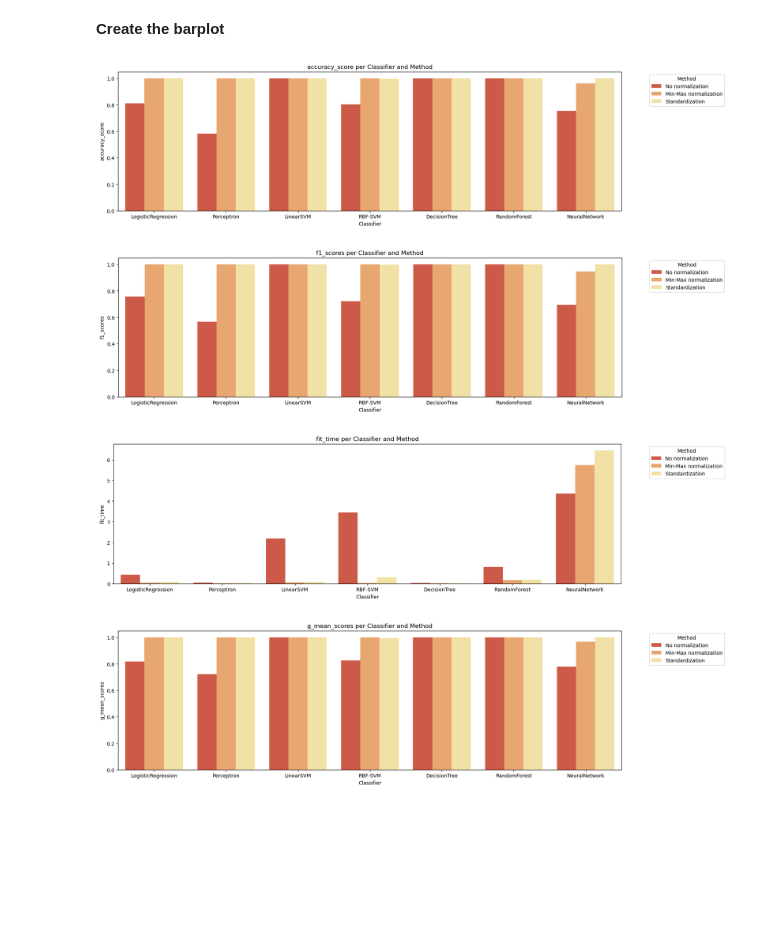
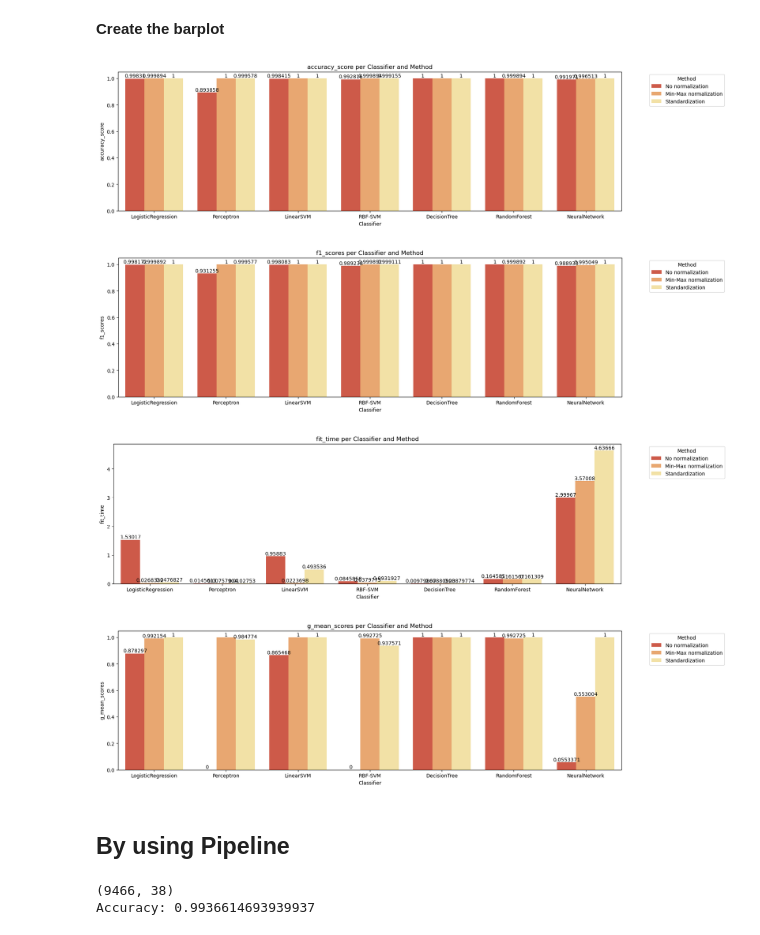
Before and after one commit to kleiopapat/MLPC20232024, a Jupyter notebook: MLPCassignment2023-2024.ipynb, the cells around one changed output. Saved outputs shown, nothing was run; the diff lists cells and outputs as text; code cells hidden in the pictures; blank space fills up the shorter version.

```diff
--- a/MLPCassignment2023-2024.ipynb
+++ b/MLPCassignment2023-2024.ipynb
@@ -249,12 +257,12 @@ Name: count, dtype: int64
 # %% [markdown]
 ### Visualizing all features to select the most appropriate ones - No normalization
 # %%
-Y =mc1.target                  # Target variable
+# Y =mc1.target                  # Target variable
 
-# Setup the colors for the Figures
+# # Setup the colors for the Figures
 
-colors = { 0:'blue', 1:'red' }
-ecolors = [ colors[y] for y in Y ]
-red = mpatches.Patch(color='red', label='True')
-blue = mpatches.Patch(color='blue', label='False')
+# colors = { 0:'blue', 1:'red' }
+# ecolors = [ colors[y] for y in Y ]
+# red = mpatches.Patch(color='red', label='True')
+# blue = mpatches.Patch(color='blue', label='False')
 # %%
@@ -325,8 +333,9 @@ def ml_algorithm(df, classifier, method ):
     scorers = {
         'accuracy_score': make_scorer(accuracy_score),
         'f1_score': make_scorer(f1_score, average='weighted'),
-        'g_mean': make_scorer(fowlkes_mallows_score)
+        'g_mean': make_scorer(geometric_mean_score)
     }
+
 
 
 
@@ -349,20 +358,21 @@ def ml_algorithm(df, classifier, method ):
 
 
     # Random permutations cross-validation a.k.a. Shuffle & Split
-    cv=ShuffleSplit(n_splits=5, test_size=0.2, random_state=16)
+    #cv=ShuffleSplit(n_splits=5, test_size=0.2, random_state=16, stratify=y)
+    cv=StratifiedKFold(n_splits=5, shuffle=True, random_state=1)
 
     # Initiate an instance of the selected classifier
     if classifier=='LogisticRegression':                                                        # Logistic Regression model
-        c = linear_model.LogisticRegression(solver='liblinear')
+        c = linear_model.LogisticRegression(solver='liblinear', max_iter=5000)
 
     elif classifier=='Perceptron':                                                              # Perceptron
         c = linear_model.Perceptron()
 
     elif classifier=='LinearSVM':                                                               # Linear SVM
-        c = LinearSVC(C = 1.0, random_state = 1, dual='auto', max_iter=2000)
+        c = LinearSVC(C = 1.0, random_state = 1, dual='auto', max_iter=10000)
 
     elif classifier=='RBF-SVM':                                                                 # RBF SVM
-        c = SVC(kernel='rbf', C = 1.0, random_state = 1, max_iter=2000)
+        c = SVC(kernel='rbf', C = 1.0, random_state = 1, max_iter=10000)
 
     elif classifier=='DecisionTree':                                                            # Decision Tree
         max_depth = 3
@@ -379,6 +389,7 @@ def ml_algorithm(df, classifier, method ):
 
 
     cv_results = cross_validate(c, X_trans, Y, cv=cv, scoring=scorers, return_train_score=True)
+    #cv_results = cross_val_score(c, X_trans,Y, cv=cv, scoring=accuracy_score)
 
     #Append the results
     accuracy_scores    =cv_results['test_accuracy_score'].mean()
@@ -394,8 +405,8 @@ def ml_algorithm(df, classifier, method ):
             'fit_time'      :fit_time,
             'g_mean_scores' :g_mean_scores}
 
-    # Put all together in a DataFrame
-    scores = pd.DataFrame([dict])
+    # Put all together in a DataFrame  and round all scores to 2 decimal points
+    scores = pd.DataFrame([dict]).round(decimals=3)
 
     return scores
 # %% [markdown]
@@ -404,4 +414,4 @@ def ml_algorithm(df, classifier, method ):
 # %%
 # Example - You can choose whatever classifier and method you want
-scores = ml_algorithm(jm1,classifier='NeuralNetwork',method='No normalization')
-scores
+# scores = ml_algorithm(jm1,classifier='NeuralNetwork',method='No normalization')
+# scores
@@ -415,7 +426,7 @@ results = pd.DataFrame()
 
 for c in classifiers:
     for m in methods:
-        scores = ml_algorithm(jm1,classifier=c, method=m)
+        scores = ml_algorithm(mc1,classifier=c, method=m)
         results = pd.concat([results,scores],ignore_index=True)
 # %%
 results
@@ -442,16 +453,22 @@ results
 # %%
 scores = ['accuracy_score','f1_scores','fit_time','g_mean_scores']
 
 for score in scores:
     fig = plt.figure(figsize=(18, 5))
-    sns.barplot(x='classifier',y=score, hue='method', data=results, palette=sns.color_palette(palette='RdYlGn'))
+    ax = sns.barplot(x='classifier',y=score, hue='method', data=results, palette=sns.color_palette(palette='RdYlGn'))
     plt.title(score + ' per Classifier and Method')
     plt.xlabel('Classifier')
     plt.ylabel(score)
     plt.legend(title='Method', bbox_to_anchor=(1.05, 1), loc='upper left')
+
+    for i in ax.containers:
+        ax.bar_label(i,)
+
     plt.show()
 # %% [output]
-[figure, old version]
+[figure, new version]
-[figure, old version]
+[figure, new version]
-[figure, old version]
+[figure, new version]
-[figure, old version]
+[figure, new version]
+# %% [markdown]
+## By using Pipeline
@@ -457,0 +478,16 @@ for score in scores:
+# %%
+scores=['accuracy']
+
+pipe = Pipeline([('scaler',StandardScaler()),('logisitc',LogisticRegression(solver='liblinear'))])
+
+cv = 5
+print(X.shape)
+cv_results = cross_validate(pipe, X,Y,cv=cv, scoring=scores, return_train_score=True)
+
+# print(cv_results)
+print("Accuracy:", cv_results['test_accuracy'].mean())
+#print("Balanced Accuracy:", cv_results['test_balanced_accuracy_score'].mean())
+#print("F1:", cv_results['test_f1_score'].mean())
+# %% [output]
+(9466, 38)
+Accuracy: 0.9936614693939937
```
Also changed, not shown: parts of 14 cells of this notebook.
